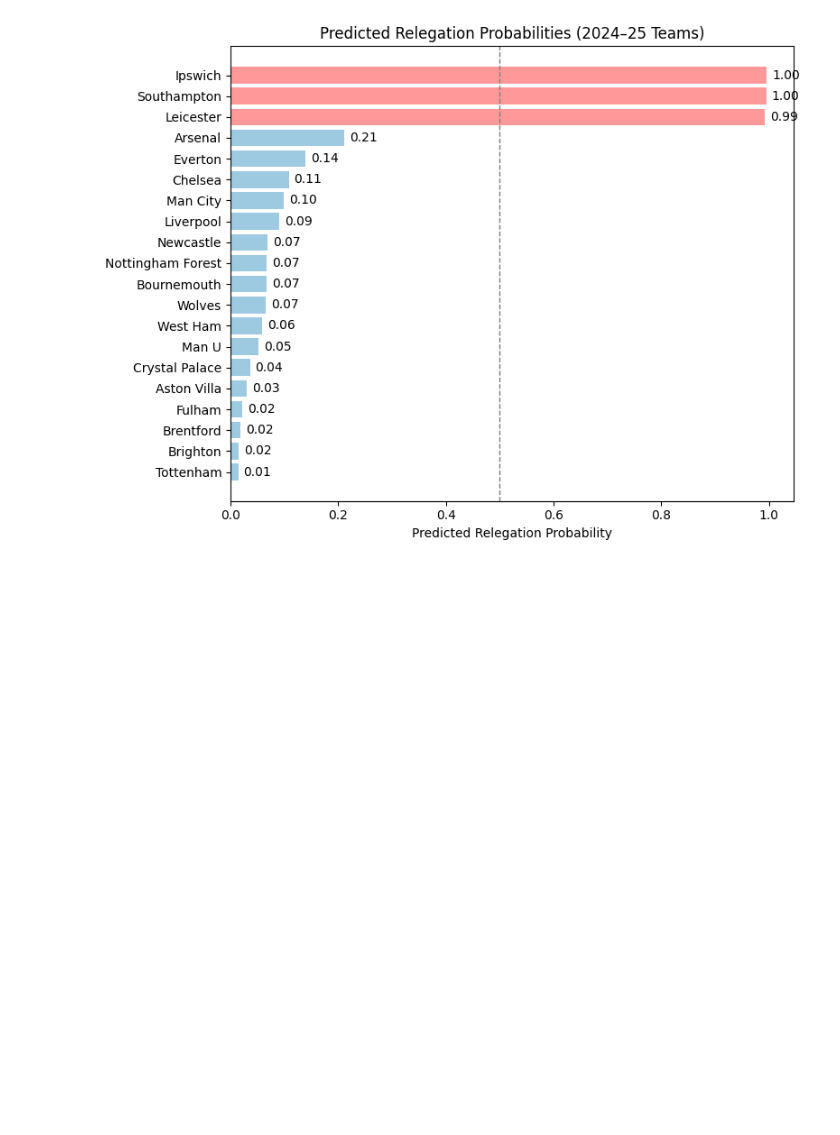
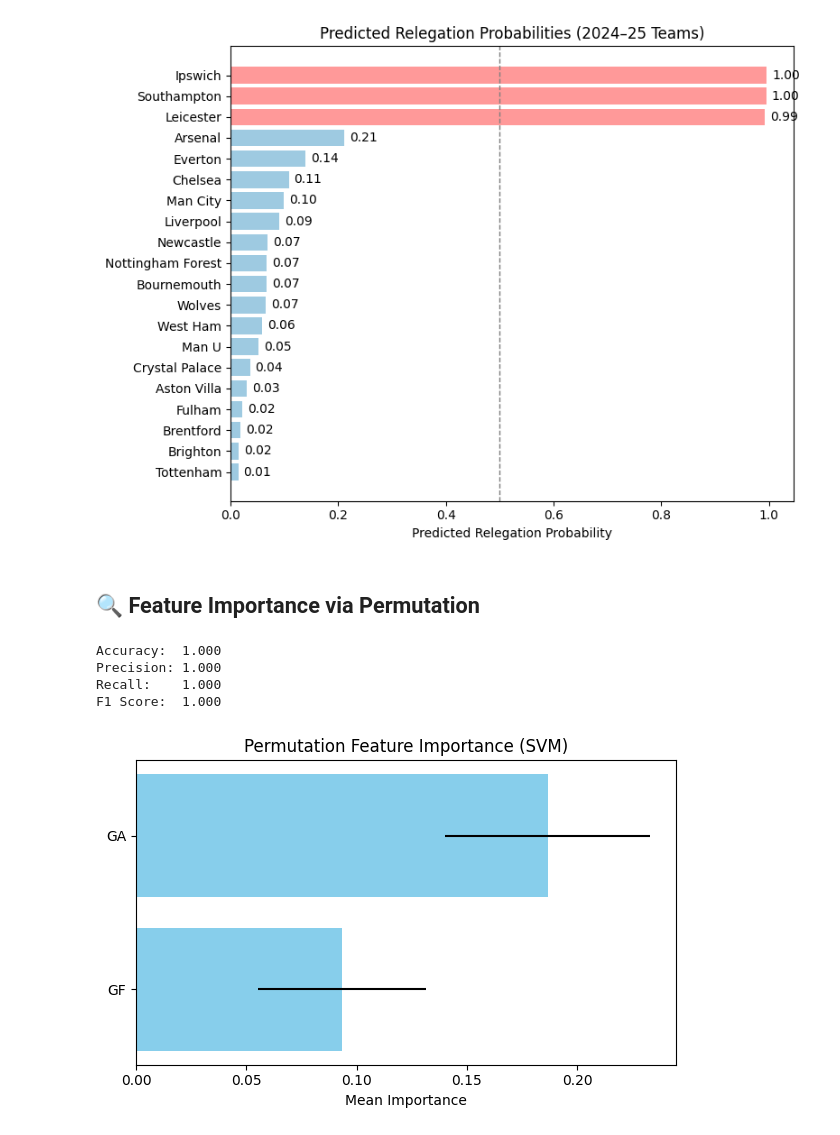
Before and after one commit to AtfastrSlushyMaker/pl-standings-prediction-project, a Jupyter notebook: notebooks/algorithms/SVM/svm_model.ipynb, the cells around one changed output. Drawn from its saved outputs; the diff is of its cells as text; code cells hidden in the pictures; blank space fills up the shorter version.

```diff
--- a/notebooks/algorithms/SVM/svm_model.ipynb
+++ b/notebooks/algorithms/SVM/svm_model.ipynb
@@ -475,3 +779,65 @@ plt.tight_layout()
 plt.show()
 # %% [output]
 [figure]
+# %% [markdown]
+## 🔍 Feature Importance via Permutation
+# %%
+from sklearn.preprocessing import StandardScaler
+from sklearn.svm import SVC
+from sklearn.metrics import accuracy_score, precision_score, recall_score, f1_score
+from sklearn.inspection import permutation_importance
+import matplotlib.pyplot as plt
+import numpy as np
+
+# ✅ Features disponibles
+features = ['GF', 'GA']
+
+# 🎯 Features et cibles
+X_train = train_df[features]
+y_train = train_df['Relegated']
+X_test  = test_df[features]
+y_test  = test_df['Relegated']
+
+# 🔄 Standardisation
+scaler = StandardScaler()
+X_train_scaled = scaler.fit_transform(X_train)
+X_test_scaled  = scaler.transform(X_test)
+
+# 🧠 Entraînement SVM
+svm_model = SVC(kernel='rbf', probability=True, random_state=42)
+svm_model.fit(X_train_scaled, y_train)
+
+# 🔍 Prédictions
+y_pred = svm_model.predict(X_test_scaled)
+
+# 📊 Évaluation
+accuracy = accuracy_score(y_test, y_pred)
+precision = precision_score(y_test, y_pred)
+recall = recall_score(y_test, y_pred)
+f1 = f1_score(y_test, y_pred)
+
+print(f"Accuracy:  {accuracy:.3f}")
+print(f"Precision: {precision:.3f}")
+print(f"Recall:    {recall:.3f}")
+print(f"F1 Score:  {f1:.3f}")
+
+# 🔍 Importance des variables via permutation
+perm_result = permutation_importance(svm_model, X_test_scaled, y_test, n_repeats=30, random_state=42)
+importances = perm_result.importances_mean
+std = perm_result.importances_std
+indices = np.argsort(importances)
+
+# 📈 Visualisation
+plt.figure(figsize=(6, 4))
+plt.barh(range(len(indices)), importances[indices], xerr=std[indices], align='center', color='skyblue')
+plt.yticks(range(len(indices)), [features[i] for i in indices])
+plt.xlabel("Mean Importance")
+plt.title("Permutation Feature Importance (SVM)")
+plt.tight_layout()
+plt.show()
+# %% [output]
+Accuracy:  1.000
+Precision: 1.000
+Recall:    1.000
+F1 Score:  1.000
+[figure, added]
```
Also changed, not shown: parts of 19 cells of this notebook.
